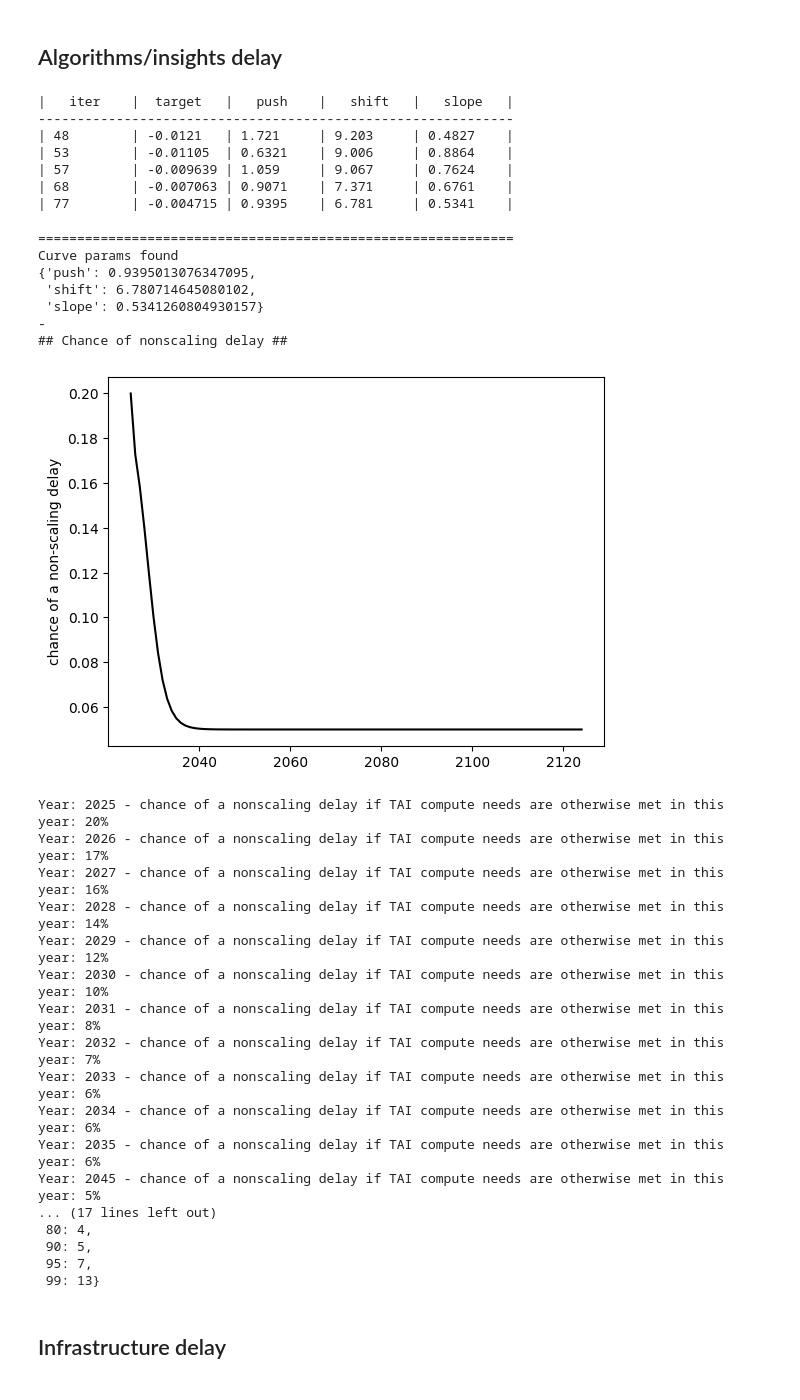
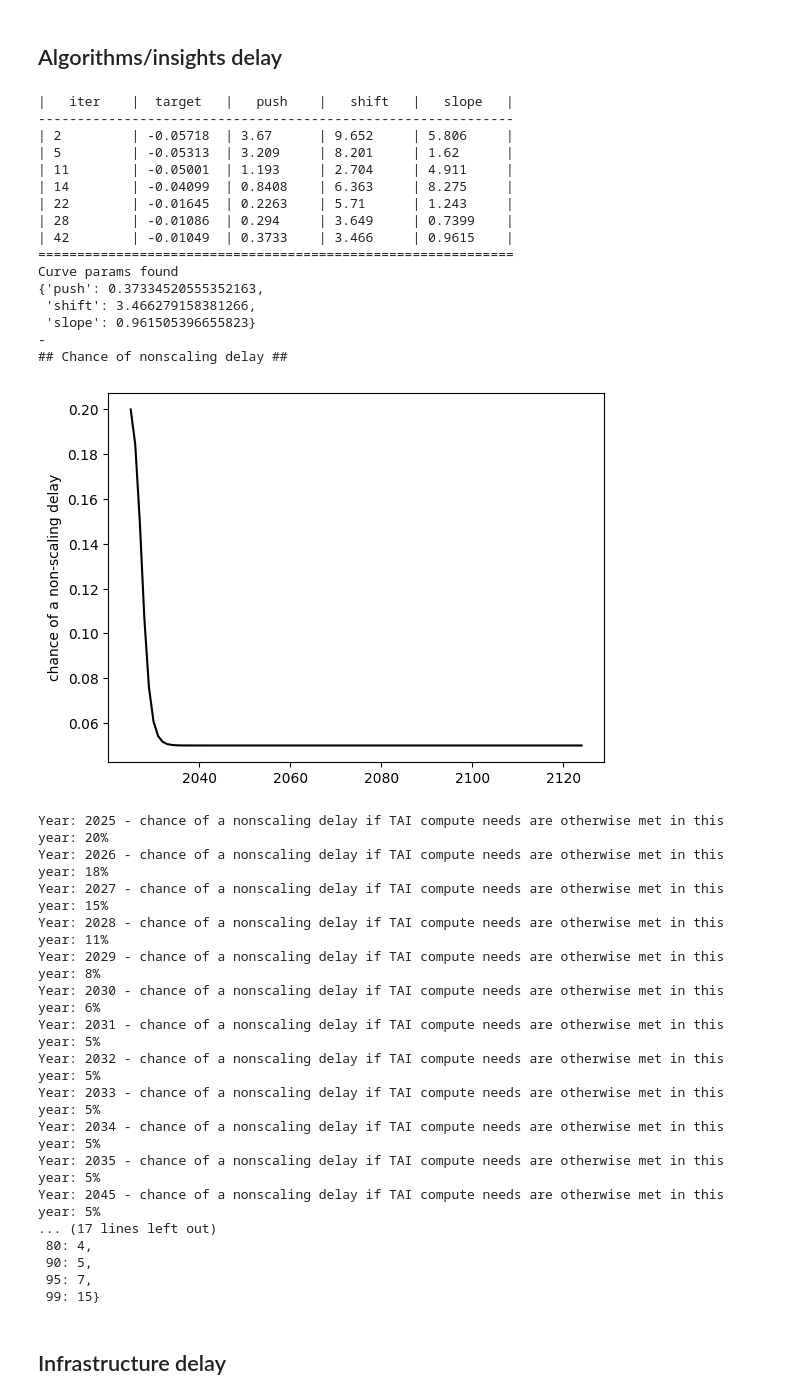
Before and after one commit to rethinkpriorities/future-assessment-model, a Jupyter notebook: (3B) Nonscaling Delay Curve.ipynb, the cells around one changed output. Drawn from its saved outputs; the diff is of its cells as text; code cells hidden in the pictures.

```diff
--- a/(3B) Nonscaling Delay Curve.ipynb
+++ b/(3B) Nonscaling Delay Curve.ipynb
@@ -18,48 +18,50 @@ Loaded
 # %% [markdown]
 ## Algorithms/insights delay
 # %%
-nonscaling_points = [(2024, 0.2),
+nonscaling_points = [(2025, 0.2),
                      (2027, 0.15),
                      (2030, 0.1),
                      (2050, 0.05)]
 p_nonscaling_delay = derive_nonscaling_delay_curve(nonscaling_points)
 delays['algorithms'] = {'prob': p_nonscaling_delay, 'length': sq.mixture([[0.9, sq.lognorm(1, 5)], [0.1, sq.lognorm(2, 20)]])}
 plot_nonscaling_delay(plt, years, p_nonscaling_delay)
 print('-')
 pprint(sq.get_percentiles(delays['algorithms']['length'] @ 1000, digits=0))
 # %% [output]
 |   iter    |  target   |   push    |   shift   |   slope   |
 -------------------------------------------------------------
-| 48        | -0.0121   | 1.721     | 9.203     | 0.4827    |
-| 53        | -0.01105  | 0.6321    | 9.006     | 0.8864    |
-| 57        | -0.009639 | 1.059     | 9.067     | 0.7624    |
-| 68        | -0.007063 | 0.9071    | 7.371     | 0.6761    |
-| 77        | -0.004715 | 0.9395    | 6.781     | 0.5341    |
+| 2         | -0.05718  | 3.67      | 9.652     | 5.806     |
+| 5         | -0.05313  | 3.209     | 8.201     | 1.62      |
+| 11        | -0.05001  | 1.193     | 2.704     | 4.911     |
+| 14        | -0.04099  | 0.8408    | 6.363     | 8.275     |
+| 22        | -0.01645  | 0.2263    | 5.71      | 1.243     |
+| 28        | -0.01086  | 0.294     | 3.649     | 0.7399    |
+| 42        | -0.01049  | 0.3733    | 3.466     | 0.9615    |
+=============================================================
+Curve params found
+{'push': 0.37334520555352163,
+ 'shift': 3.466279158381266,
+ 'slope': 0.961505396655823}
+-
+## Chance of nonscaling delay ##
+[figure, new version]
-=============================================================
-Curve params found
-{'push': 0.9395013076347095,
- 'shift': 6.780714645080102,
- 'slope': 0.5341260804930157}
--
-## Chance of nonscaling delay ##
+Year: 2025 - chance of a nonscaling delay if TAI compute needs are otherwise met in this year: 20%
+Year: 2026 - chance of a nonscaling delay if TAI compute needs are otherwise met in this year: 18%
+Year: 2027 - chance of a nonscaling delay if TAI compute needs are otherwise met in this year: 15%
+Year: 2028 - chance of a nonscaling delay if TAI compute needs are otherwise met in this year: 11%
+Year: 2029 - chance of a nonscaling delay if TAI compute needs are otherwise met in this year: 8%
+Year: 2030 - chance of a nonscaling delay if TAI compute needs are otherwise met in this year: 6%
+Year: 2031 - chance of a nonscaling delay if TAI compute needs are otherwise met in this year: 5%
+Year: 2032 - chance of a nonscaling delay if TAI compute needs are otherwise met in this year: 5%
+Year: 2033 - chance of a nonscaling delay if TAI compute needs are otherwise met in this year: 5%
+Year: 2034 - chance of a nonscaling delay if TAI compute needs are otherwise met in this year: 5%
+Year: 2035 - chance of a nonscaling delay if TAI compute needs are otherwise met in this year: 5%
+Year: 2045 - chance of a nonscaling delay if TAI compute needs are otherwise met in this year: 5%
+... (17 lines left out)
+ 80: 4,
+ 90: 5,
+ 95: 7,
+ 99: 15}
-[figure, old version]
-Year: 2025 - chance of a nonscaling delay if TAI compute needs are otherwise met in this year: 20%
-Year: 2026 - chance of a nonscaling delay if TAI compute needs are otherwise met in this year: 17%
-Year: 2027 - chance of a nonscaling delay if TAI compute needs are otherwise met in this year: 16%
-Year: 2028 - chance of a nonscaling delay if TAI compute needs are otherwise met in this year: 14%
-Year: 2029 - chance of a nonscaling delay if TAI compute needs are otherwise met in this year: 12%
-Year: 2030 - chance of a nonscaling delay if TAI compute needs are otherwise met in this year: 10%
-Year: 2031 - chance of a nonscaling delay if TAI compute needs are otherwise met in this year: 8%
-Year: 2032 - chance of a nonscaling delay if TAI compute needs are otherwise met in this year: 7%
-Year: 2033 - chance of a nonscaling delay if TAI compute needs are otherwise met in this year: 6%
-Year: 2034 - chance of a nonscaling delay if TAI compute needs are otherwise met in this year: 6%
-Year: 2035 - chance of a nonscaling delay if TAI compute needs are otherwise met in this year: 6%
-Year: 2045 - chance of a nonscaling delay if TAI compute needs are otherwise met in this year: 5%
-... (17 lines left out)
- 80: 4,
- 90: 5,
- 95: 7,
- 99: 13}
 # %% [markdown]
 ## Infrastructure delay
 # %%
```
Also changed, not shown: parts of 3 cells of this notebook.
